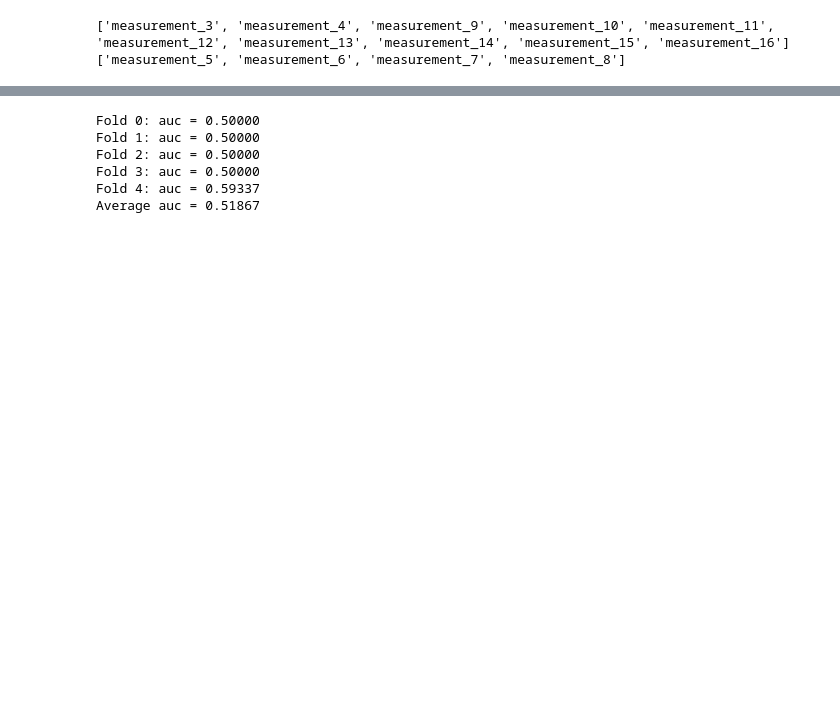
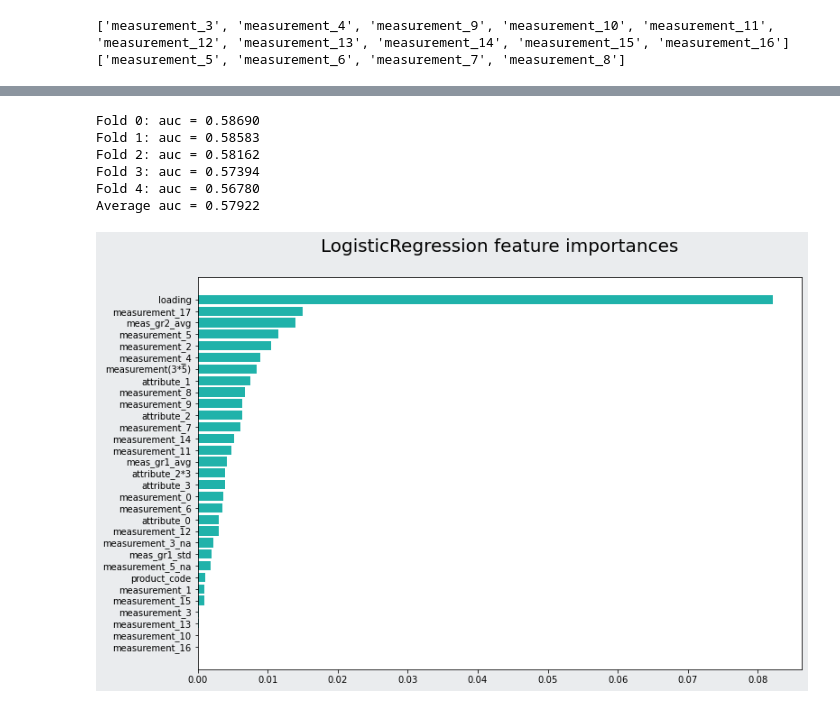
Before and after one commit to keisukecl/tabular-playground-series-aug-2022, a Jupyter notebook: logistic_regression.ipynb, the cells around one changed output, grey strips where cells are left out. Saved outputs shown, nothing was run; the diff lists cells and outputs as text; code cells hidden in the pictures; blank space fills up the shorter version.

```diff
--- a/logistic_regression.ipynb
+++ b/logistic_regression.ipynb
@@ -202,46 +276,64 @@ test
 auc_list = []
 test_pred_list = []
 importance_list = []
-kf = GroupKFold(n_splits=5)   # grouped by product_code
-
+skf = StratifiedKFold(n_splits=5, shuffle=True, random_state=42)
 train_label = train["failure"]
 train = train.drop(["failure"], axis=1)
+feature_importance = []
 # %%
-for fold, (idx_tr, idx_va) in enumerate(kf.split(X=train, y=train_label, groups=train['product_code'])):
+for fold, (idx_tr, idx_va) in enumerate(skf.split(X=train, y=train_label)):
     X_tr = train.iloc[idx_tr]
     X_va = train.iloc[idx_va]
     y_tr = train_label.loc[idx_tr]
     y_va = train_label.loc[idx_va]
 
     # LR with GridSearch
-    model = LogisticRegression(solver='liblinear', random_state=0)
-    param_grid = {'C': [0.0001, 0.0005, 0.001, 0.005, 0.01, 0.05, 0.1], 'penalty':['l1','l2']}
-    clf = GridSearchCV(model, param_grid, cv = 5, verbose = 0)
-    print
-    #clf = LogisticRegression(C=0.005, penalty='l1', solver='liblinear')
+    #model = LogisticRegression(
+        #max_iter=500, solver='newton-cg', random_state=42)
+    #param_grid = {'C': [0.0001, 0.0005, 0.001, 0.005, 0.01, 0.05, 0.1], 'penalty':['l2']}
+    #clf = GridSearchCV(model, param_grid, verbose = 0)
+
+    clf = LogisticRegression(C=0.0001, penalty='l2', solver='newton-cg')
 
     clf.fit(X_tr, y_tr)
+    #best_clf = clf.best_estimator_
+    #print(clf.best_params_)
     #importance_list.append(clf.coef_.ravel())
 
     # Validate model
-    va_preds = clf.predict_proba(X_va)[:,1]
+    va_preds = clf.predict_proba(X_va)[:, 1]
     score = roc_auc_score(y_va, va_preds)
     print(f"Fold {fold}: auc = {score:.5f}")
     auc_list.append(score)
 
     # Test set predictions
     test_pred_list.append(clf.predict_proba(test)[:,1])
 
 print(f'Average auc = {sum(auc_list) / len(auc_list):.5f}')
 print('')
 preds = sum(test_pred_list)/len(test_pred_list)
+
+feature_importance.append(clf.coef_.ravel())
+importance_df = pd.DataFrame(
+    np.array(feature_importance).T, index=train.columns)
+importance_df['mean'] = importance_df.mean(axis=1).abs()
+importance_df['feature'] = train.columns
+importance_df = importance_df.sort_values('mean', ascending=True).reset_index()
+
+fig, ax = plt.subplots(figsize=(12, 8), facecolor='#EAECEE')
+plt.barh(importance_df.index, importance_df['mean'], color='lightseagreen')
+
+plt.yticks(ticks=importance_df.index, labels=importance_df['feature'])
+plt.title('LogisticRegression feature importances', fontsize=20, y=1.05)
+plt.show()
 # %% [output]
-Fold 0: auc = 0.50000
-Fold 1: auc = 0.50000
-Fold 2: auc = 0.50000
-Fold 3: auc = 0.50000
-Fold 4: auc = 0.59337
-Average auc = 0.51867
+Fold 0: auc = 0.58690
+Fold 1: auc = 0.58583
+Fold 2: auc = 0.58162
+Fold 3: auc = 0.57394
+Fold 4: auc = 0.56780
+Average auc = 0.57922
+[figure, added]
 # %%
 # My predictions
 submission = pd.DataFrame({'id': test.index, 'failure': preds})
```
Also changed, not shown: parts of 11 cells of this notebook, 1 other file.
